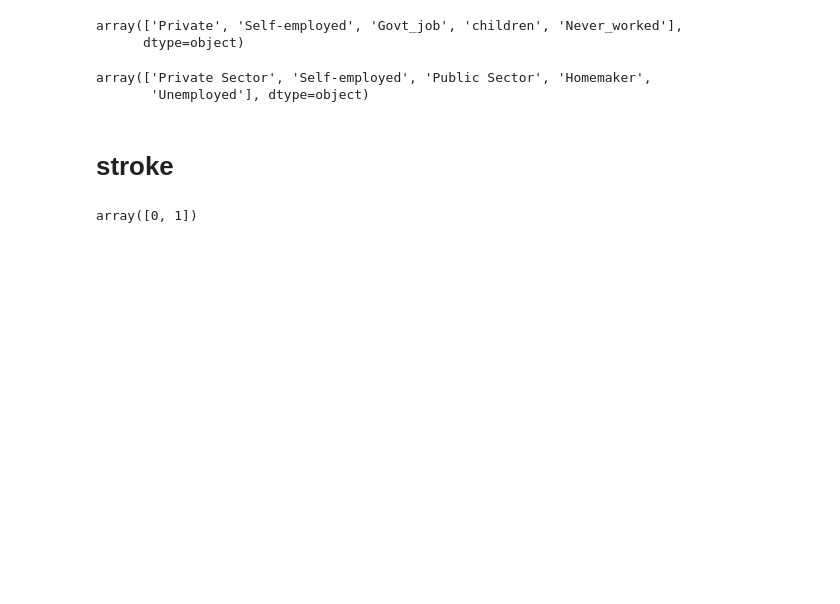
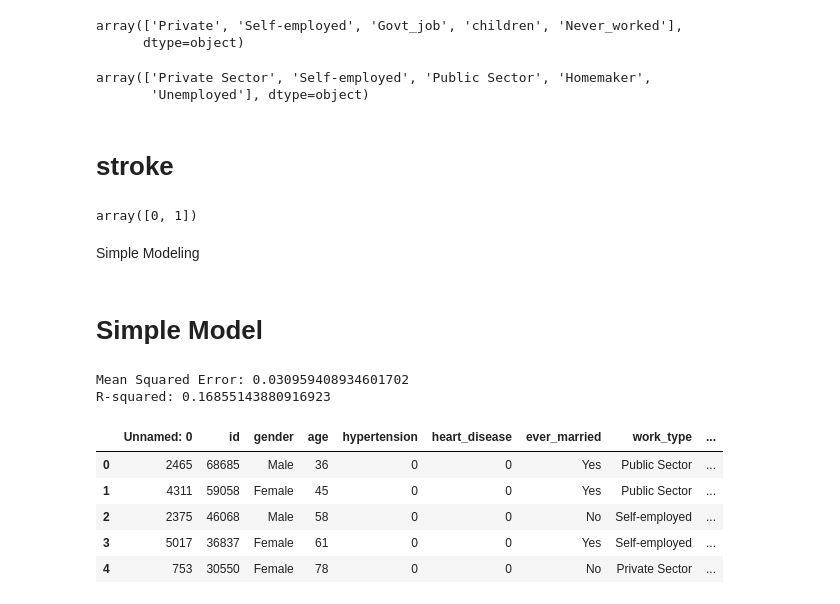
Before and after one commit to DS3001/group22, a Jupyter notebook: Project_2.ipynb, the cells around one changed output. Saved outputs shown, nothing was run; the diff lists cells and outputs as text; code cells hidden in the pictures; blank space fills up the shorter version.

```diff
--- a/Project_2.ipynb
+++ b/Project_2.ipynb
@@ -207,3 +216,6 @@ var = 'gender'
 df_train[var].unique()
 # %% [output]
 array(['Male', 'Female'], dtype=object)
+# %%
+var = 'gender'
+df_test[var].value_counts()
@@ -286,3 +315,49 @@ var = 'stroke'
 df_train[var].unique()
 # %% [output]
 array([0, 1])
+# %% [markdown]
+Simple Modeling
+# %% [markdown]
+# Simple Model
+# %%
+from sklearn.model_selection import train_test_split
+from sklearn.linear_model import LinearRegression
+from sklearn.metrics import mean_squared_error, r2_score
+import matplotlib.pyplot as plt
+
+df_train_encoded = pd.get_dummies(df_train, columns=['Residence_type', 'gender', 'work_type', 'ever_married', 'smoking_status'], drop_first=True)
+df_test_encoded = pd.get_dummies(df_test, columns=['Residence_type', 'gender', 'work_type', 'ever_married', 'smoking_status'], drop_first=True)
+df_train_encoded = df_train_encoded.dropna()
+df_test_encoded = df_test_encoded.dropna()
+
+X_train = df_train_encoded.drop('stroke', axis=1)
+y_train = df_train_encoded['stroke']
+
+X_test = df_train_encoded.drop('stroke', axis=1)
+y_test = df_train_encoded['stroke']
+
+model = LinearRegression()
+
+# Fit the model to the training data
+model.fit(X_train, y_train)
+
+# Make predictions on the test set
+y_pred = model.predict(X_test)
+
+# Evaluate the model's performance
+mse = mean_squared_error(y_test, y_pred)
+r2 = r2_score(y_test, y_pred)
+print(f'Mean Squared Error: {mse}')
+print(f'R-squared: {r2}')
+# %% [output]
+Mean Squared Error: 0.030959408934601702
+R-squared: 0.16855143880916923
+# %%
+df_test.head()
+# %% [output]
+|  | Unnamed: 0 | id | gender | age | hypertension | heart_disease | ever_married | work_type | ... |
+| 0 | 2465 | 68685 | Male | 36 | 0 | 0 | Yes | Public Sector | ... |
+| 1 | 4311 | 59058 | Female | 45 | 0 | 0 | Yes | Public Sector | ... |
+| 2 | 2375 | 46068 | Male | 58 | 0 | 0 | No | Self-employed | ... |
+| 3 | 5017 | 36837 | Female | 61 | 0 | 0 | Yes | Self-employed | ... |
+| 4 | 753 | 30550 | Female | 78 | 0 | 0 | No | Private Sector | ... |
```
Also changed, not shown: parts of 12 cells of this notebook.
